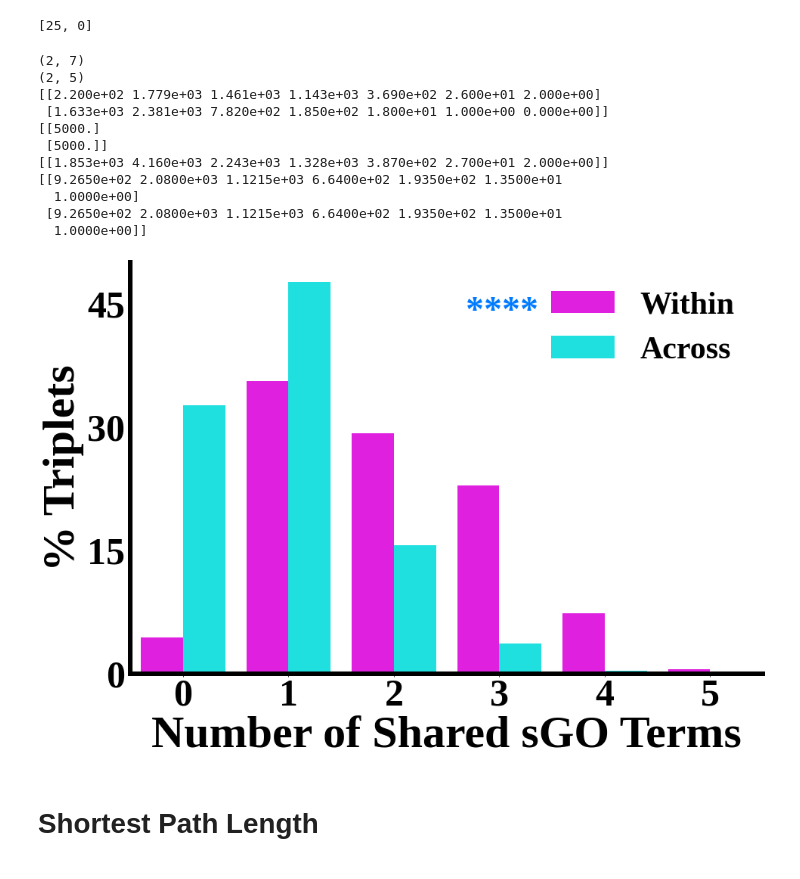
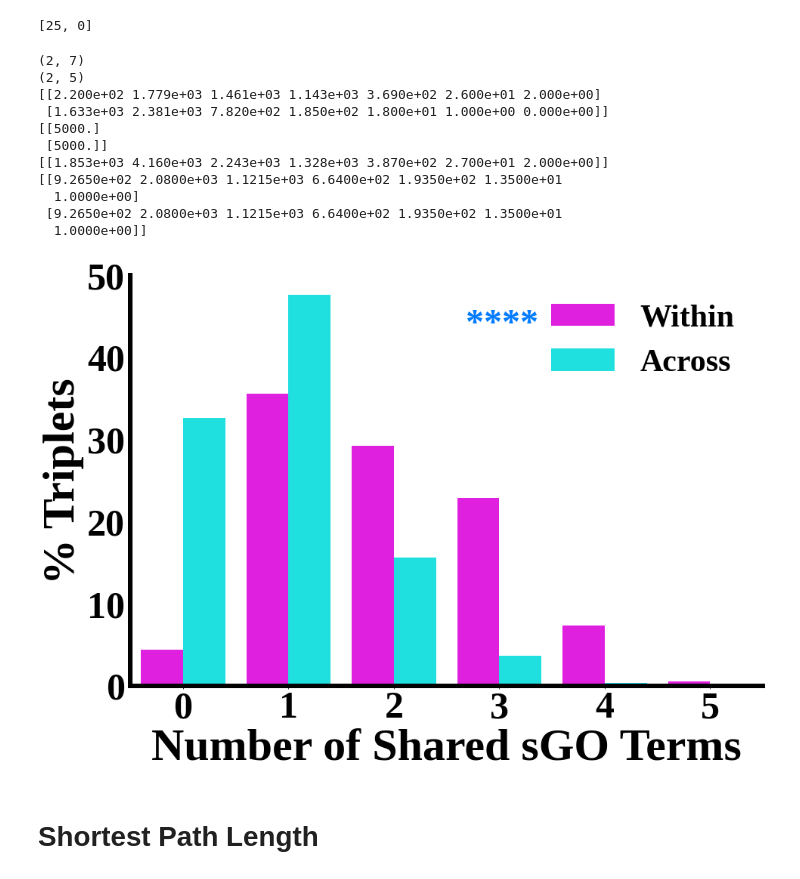
Before and after one commit to KISRDevelopment/cell_viability_paper, a Jupyter notebook: tgi_pseudo_triplets_exploration.ipynb, the cells around one changed output. Drawn from its saved outputs; the diff is of its cells as text; code cells hidden in the pictures.

```diff
--- a/tgi_pseudo_triplets_exploration.ipynb
+++ b/tgi_pseudo_triplets_exploration.ipynb
@@ -112,7 +112,7 @@ def calculateR(threshold):
         for n_terms_shared in range(R.shape[1]):
             R[thebin, n_terms_shared] = np.sum(class_terms[:,threshold-1] == n_terms_shared)
     return R
-def visualizeR(R, ax, output_path, title, showxlabel=True, yticks=None, showlegend=True):
+def visualizeR(R, ax, output_path, title, showxlabel=True, yticks=None, showlegend=True, ylim=None):
     MAX_TERMS_SHARED = 6
     rows = []
     bin_labels = ['Within', 'Across']
@@ -138,7 +138,8 @@ def visualizeR(R, ax, output_path, title, showxlabel=True, yticks=None, showlege
     ax.legend([],[])
     if yticks is not None:
         ax.set_yticks(yticks)
-
+    if ylim is not None:
+        ax.set_ylim(ylim)
     ax.yaxis.set_tick_params(labelsize=plot_cfg['tick_label_size'])
     ax.xaxis.set_tick_params(labelsize=plot_cfg['tick_label_size'])
     ax.set_ylabel("% Triplets", fontsize=plot_cfg['ylabel_size'], fontweight='bold')
@@ -163,31 +164,31 @@ def visualizeR(R, ax, output_path, title, showxlabel=True, yticks=None, showlege
 # %%
 
 R2 = calculateR(2)
 print(R2.shape)
 R3 = calculateR(3)
 print(R3.shape)
 
 f, ax = plt.subplots(1, 1, figsize=(15, 10), sharex=True)
-visualizeR(R2, ax, "../figures/yeast_pseudo_triplets_sgo_atleast2.png", "", showxlabel=True, yticks=[0, 15, 30, 45], showlegend=True)
+visualizeR(R2, ax, "../figures/yeast_pseudo_triplets_sgo_atleast2.png", "", showxlabel=True, ylim=[0, 50], showlegend=True)
 #visualizeR(R3, axes[1], "../figures/yeast_pseudo_triplets_sg_sgo_all3.png", "sGOs shared by all three genes", yticks=[0, 50, 100])
 #f.text(-0.01, 0.5, '% Triplets', va='center', rotation='vertical', fontsize=plot_cfg['ylabel_size'], fontweight='bold')
 #f.subplots_adjust(hspace=0.4)
 
 # chisq, p, ddof = chi2(R)
 # print("Chi2: %f, p value: %f, ddof: %d" % (chisq, p, ddof))
 # %% [output]
 (2, 7)
 (2, 5)
 [[2.200e+02 1.779e+03 1.461e+03 1.143e+03 3.690e+02 2.600e+01 2.000e+00]
  [1.633e+03 2.381e+03 7.820e+02 1.850e+02 1.800e+01 1.000e+00 0.000e+00]]
 [[5000.]
  [5000.]]
 [[1.853e+03 4.160e+03 2.243e+03 1.328e+03 3.870e+02 2.700e+01 2.000e+00]]
 [[9.2650e+02 2.0800e+03 1.1215e+03 6.6400e+02 1.9350e+02 1.3500e+01
   1.0000e+00]
  [9.2650e+02 2.0800e+03 1.1215e+03 6.6400e+02 1.9350e+02 1.3500e+01
   1.0000e+00]]
-[figure, old version]
+[figure, new version]
 # %% [markdown]
 # Shortest Path Length
 # %%
```
Also changed, not shown: 1 other file.
